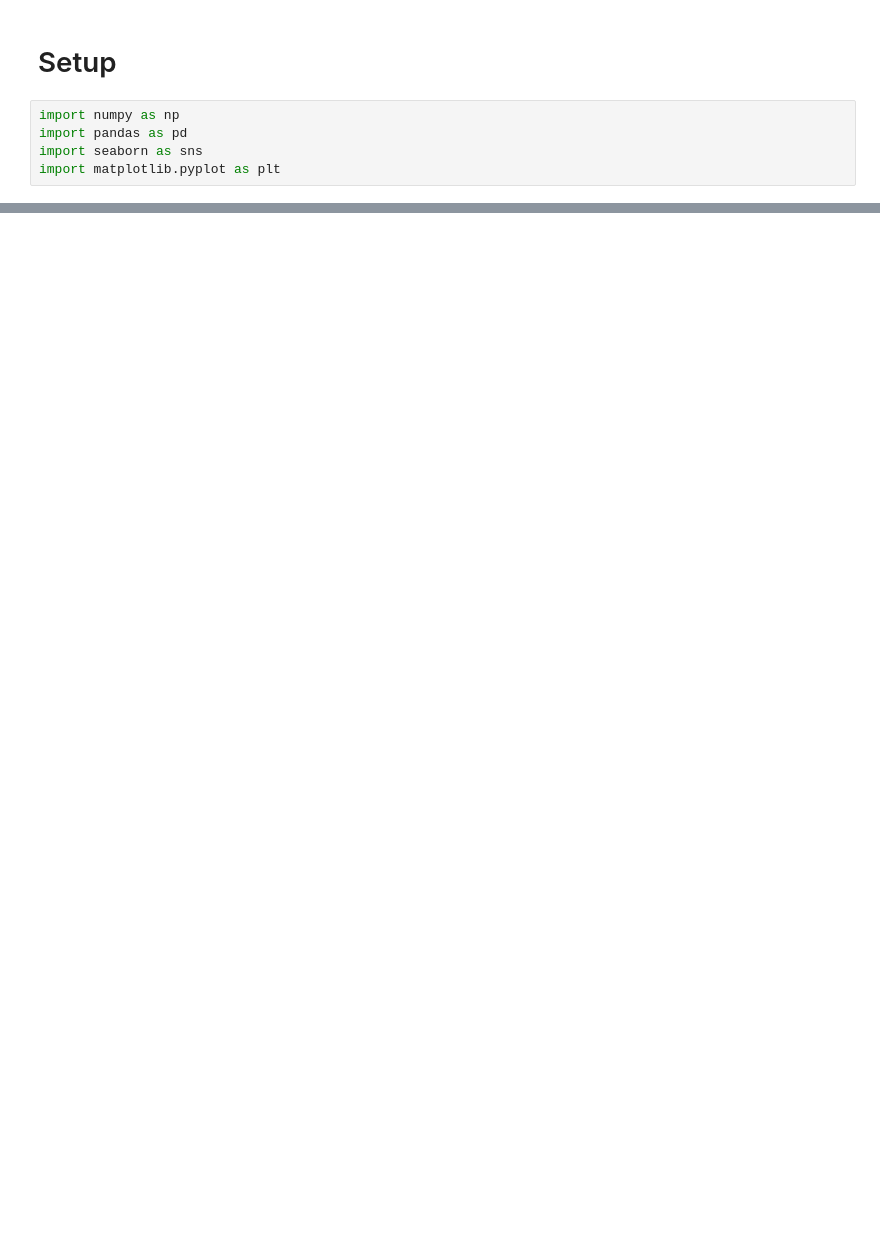
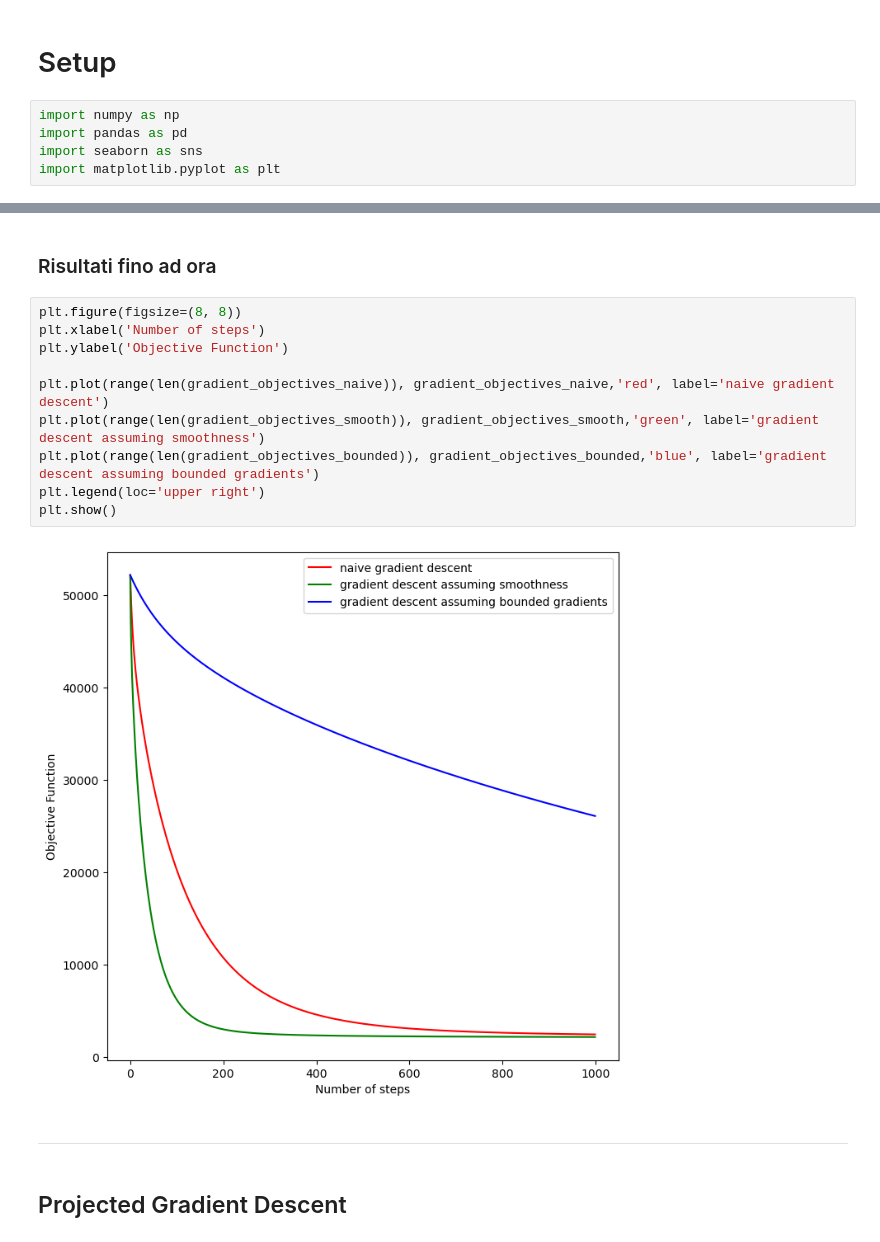
Before and after one commit to DanieleGotti/F1_Time_Prediction, a Jupyter notebook: Notebook.ipynb, the cells around one changed output, grey strips where cells are left out. Saved outputs shown, nothing was run; the diff lists cells and outputs as text; blank space fills up the shorter version.

```diff
--- a/Notebook.ipynb
+++ b/Notebook.ipynb
@@ -26,0 +269,18 @@ Number of rows in the dataset: 52160
+# %% [markdown]
+### Risultati fino ad ora
+# %%
+plt.figure(figsize=(8, 8))
+plt.xlabel('Number of steps')
+plt.ylabel('Objective Function')
+
+plt.plot(range(len(gradient_objectives_naive)), gradient_objectives_naive,'red', label='naive gradient descent')
+plt.plot(range(len(gradient_objectives_smooth)), gradient_objectives_smooth,'green', label='gradient descent assuming smoothness')
+plt.plot(range(len(gradient_objectives_bounded)), gradient_objectives_bounded,'blue', label='gradient descent assuming bounded gradients')
+plt.legend(loc='upper right')
+plt.show()
+# %% [output]
+[figure, added]
+# %% [markdown]
+---
+# %% [markdown]
+## Projected Gradient Descent
```
Also changed, not shown: parts of 14 cells of this notebook, 1 other file.
